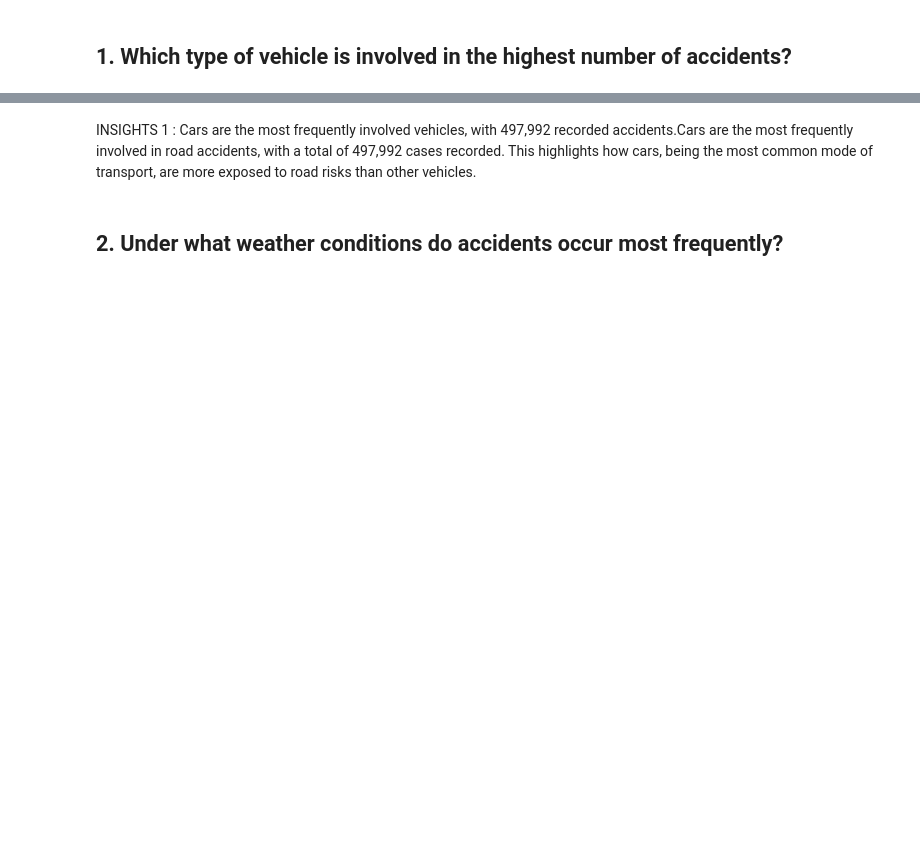
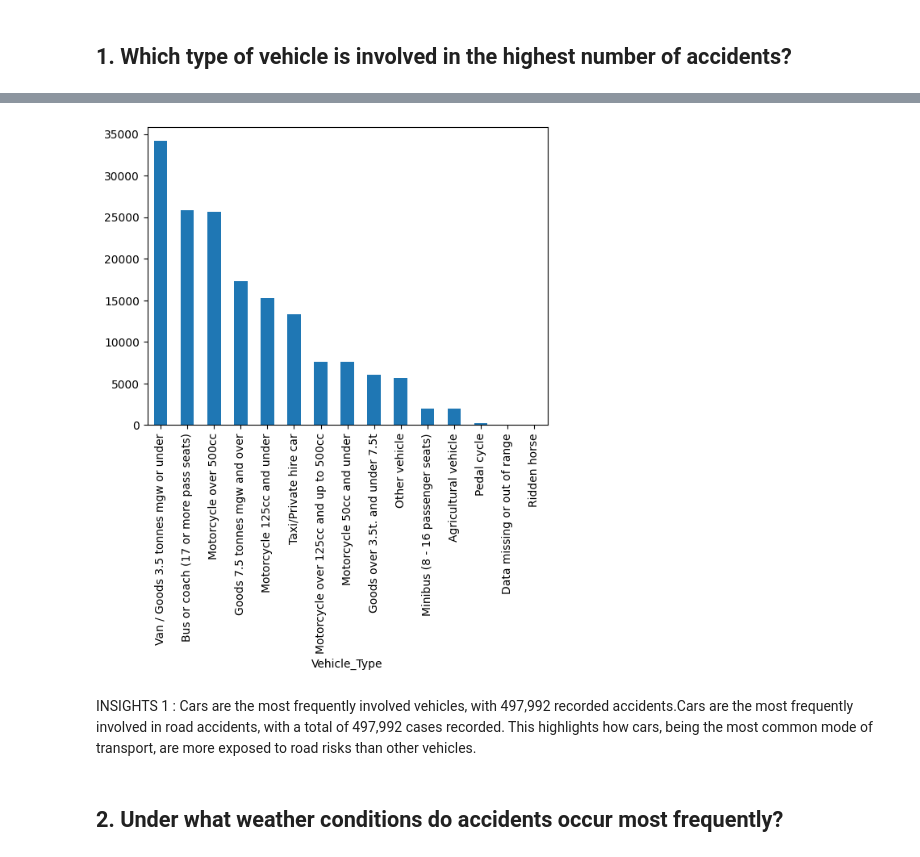
Before and after one commit to jshdnd16/ELEC303-DATA-ANALYTICS-DENADO, a Jupyter notebook: ELEC03-3A/Activity2.ipynb, the cells around one changed output, grey strips where cells are left out. Saved outputs shown, nothing was run; the diff lists cells and outputs as text; code cells hidden in the pictures; blank space fills up the shorter version.

```diff
--- a/ELEC03-3A/Activity2.ipynb
+++ b/ELEC03-3A/Activity2.ipynb
@@ -349,3 +317,9 @@ Name: count, dtype: int64
+# %%
+nocar_df = df[df['Vehicle_Type'] != 'Car']
+nocar_df['Vehicle_Type'].value_counts().plot(kind='bar')
+plt.show()
+# %% [output]
+[figure, added]
 # %% [markdown]
 INSIGHTS 1 : Cars are the most frequently involved vehicles, with 497,992 recorded accidents.Cars are the most frequently involved in road accidents, with a total of 497,992 cases recorded. This highlights how cars, being the most common mode of transport, are more exposed to road risks than other vehicles.
 # %% [markdown]
```
Also changed, not shown: parts of 81 cells of this notebook.
